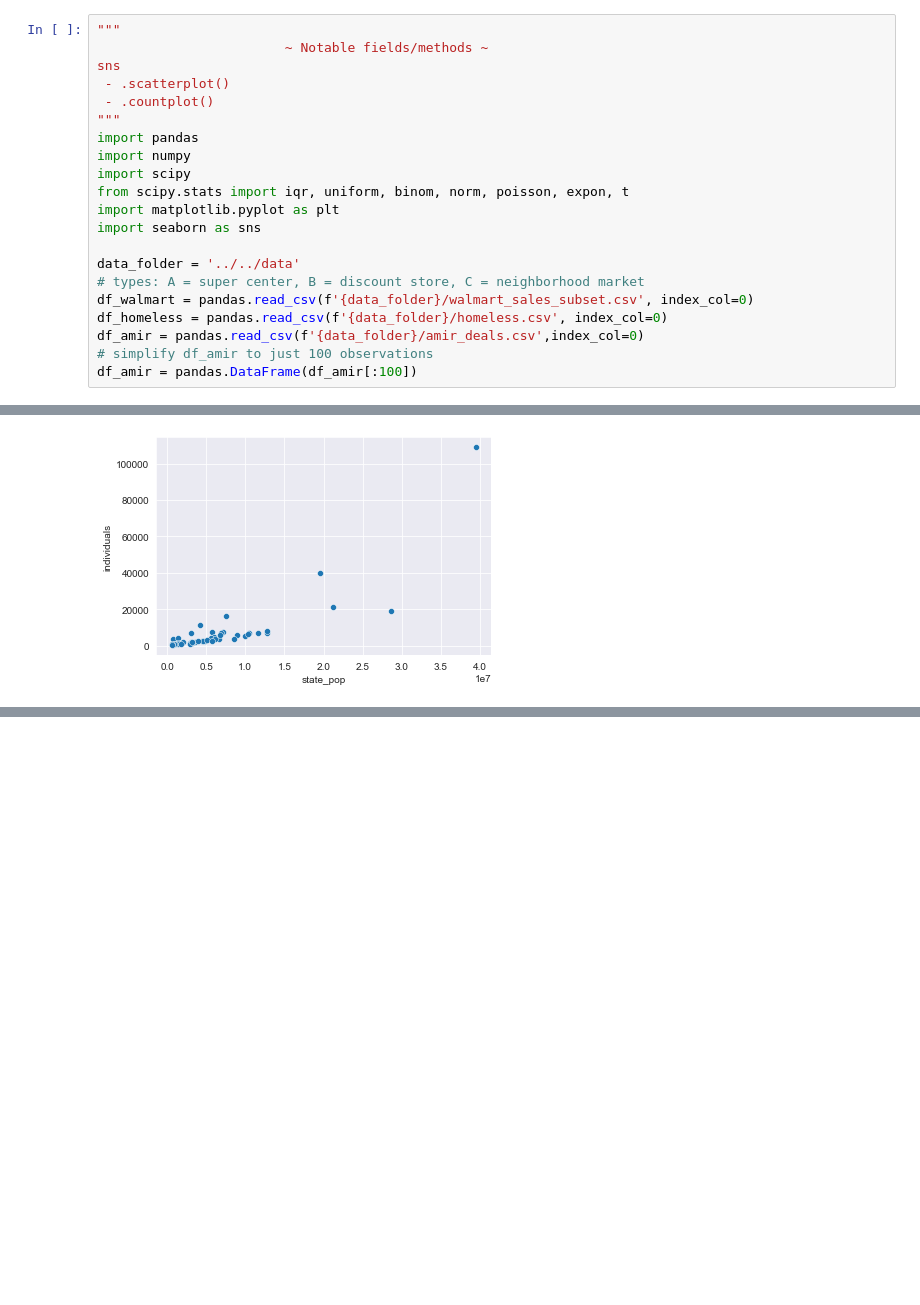
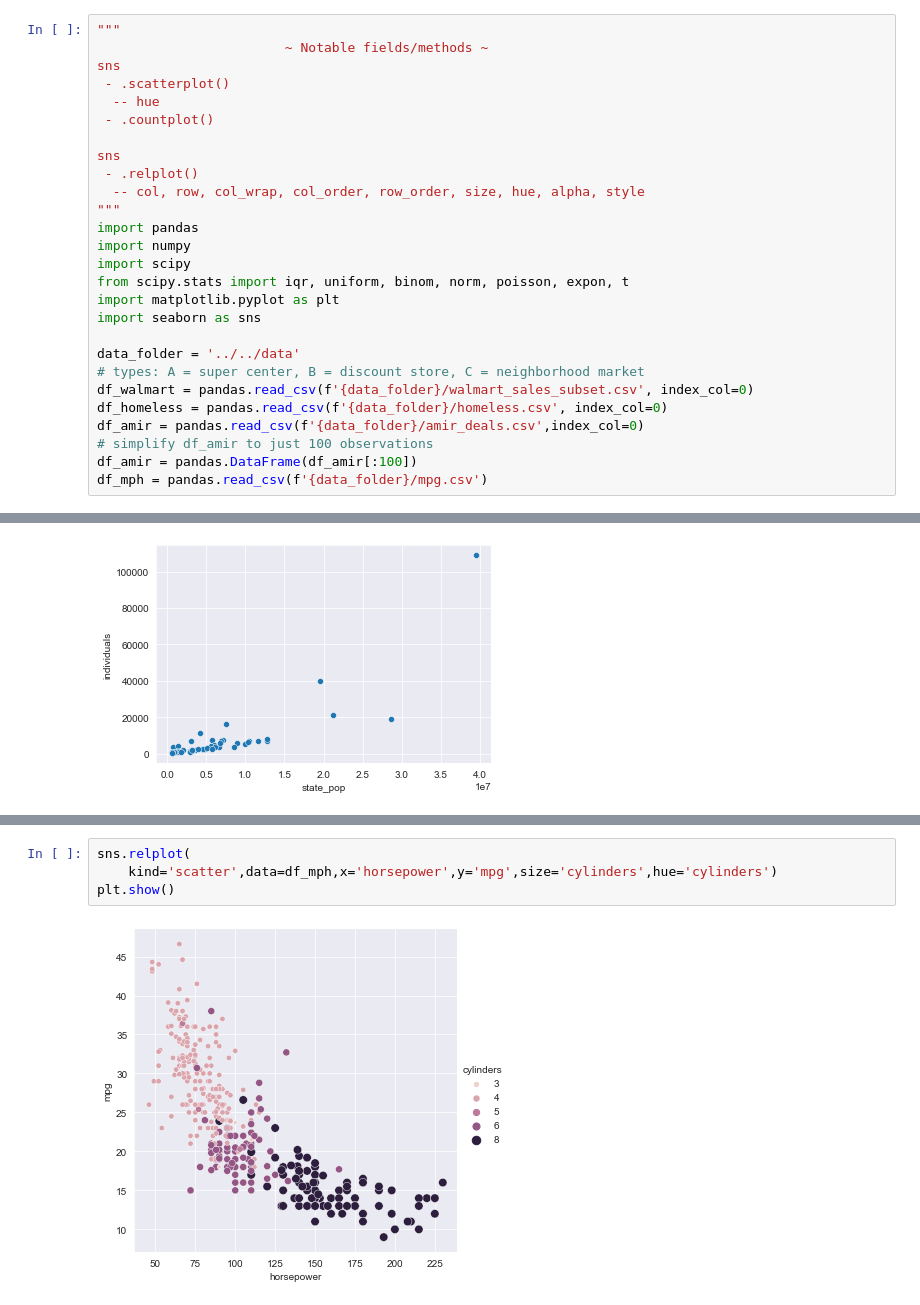
Before and after one commit to ideaguy3d/data-engineering-practice, a Jupyter notebook: datacamp/matplotlib_seaborn_visualizations/seaborn_intro.ipynb, the cells around one changed output, grey strips where cells are left out. Drawn from its saved outputs; the diff is of its cells as text; blank space fills up the shorter version.

```diff
--- a/datacamp/matplotlib_seaborn_visualizations/seaborn_intro.ipynb
+++ b/datacamp/matplotlib_seaborn_visualizations/seaborn_intro.ipynb
@@ -3,7 +3,12 @@
                         ~ Notable fields/methods ~
 sns
  - .scatterplot()
+  -- hue
  - .countplot()
+
+sns
+ - .relplot()
+  -- col, row, col_wrap, col_order, row_order, size, hue, alpha, style
 """
 import pandas
 import numpy
@@ -19,3 +24,4 @@ df_homeless = pandas.read_csv(f'{data_folder}/homeless.csv', index_col=0)
 df_amir = pandas.read_csv(f'{data_folder}/amir_deals.csv',index_col=0)
 # simplify df_amir to just 100 observations
 df_amir = pandas.DataFrame(df_amir[:100])
+df_mph = pandas.read_csv(f'{data_folder}/mpg.csv')
@@ -48,0 +156,6 @@ plt.show()
+# %%
+sns.relplot(
+    kind='scatter',data=df_mph,x='horsepower',y='mpg',size='cylinders',hue='cylinders')
+plt.show()
+# %% [output]
+[figure, added]
```
Also changed, not shown: parts of 8 cells of this notebook, 1 other file.
